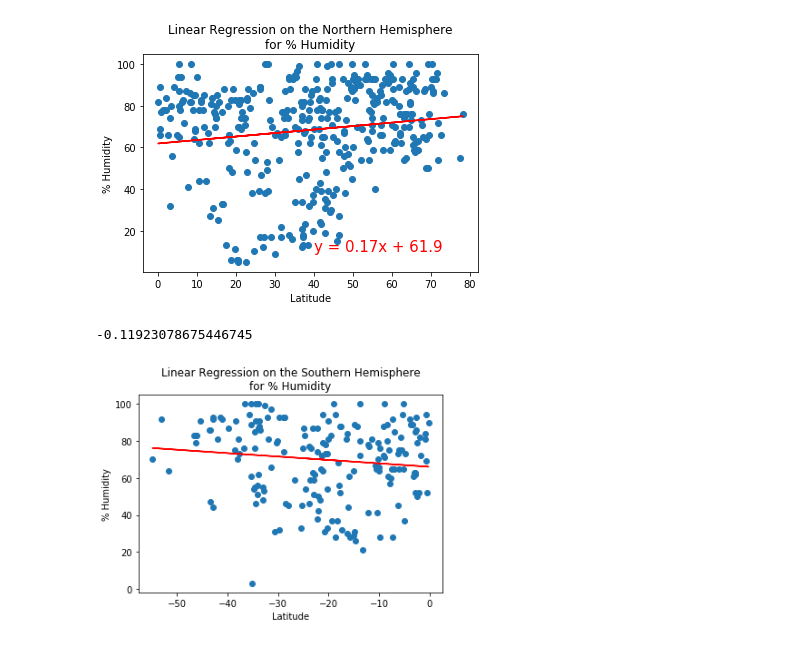
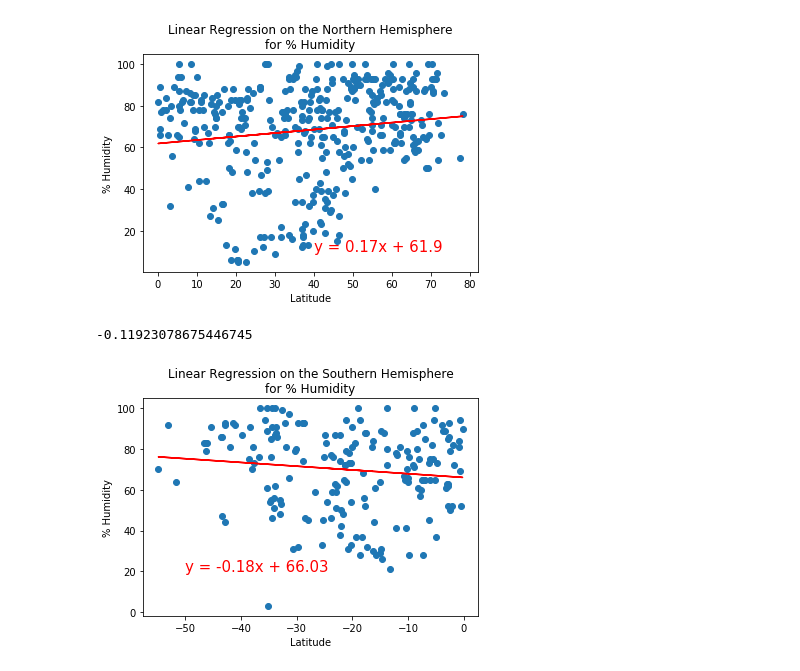
Before and after one commit to mspamelalea/World_Weather_Analysis, a Jupyter notebook: WeatherPy.ipynb, the cells around one changed output. Cells and saved outputs as stored; diff of their text form; code cells hidden in the pictures.

```diff
--- a/WeatherPy.ipynb
+++ b/WeatherPy.ipynb
@@ -368,12 +368,12 @@ plot_linear_regression(x_values, y_values
 # %%
 # Linear regression on the Southern Hemisphere: Humidity
 x_values = southern_hemi_df["Lat"]
 y_values = southern_hemi_df["Humidity"]
 # Call the function.
 plot_linear_regression(x_values, y_values
                        , 'Linear Regression on the Southern Hemisphere\nfor % Humidity'
                        , '% Humidity'
-                       ,(40,10))
+                       ,(-50,20))
 # %% [output]
 -0.11923078675446745
-[figure, old version]
+[figure, new version]
```
Also changed, not shown: parts of 2 cells of this notebook.
